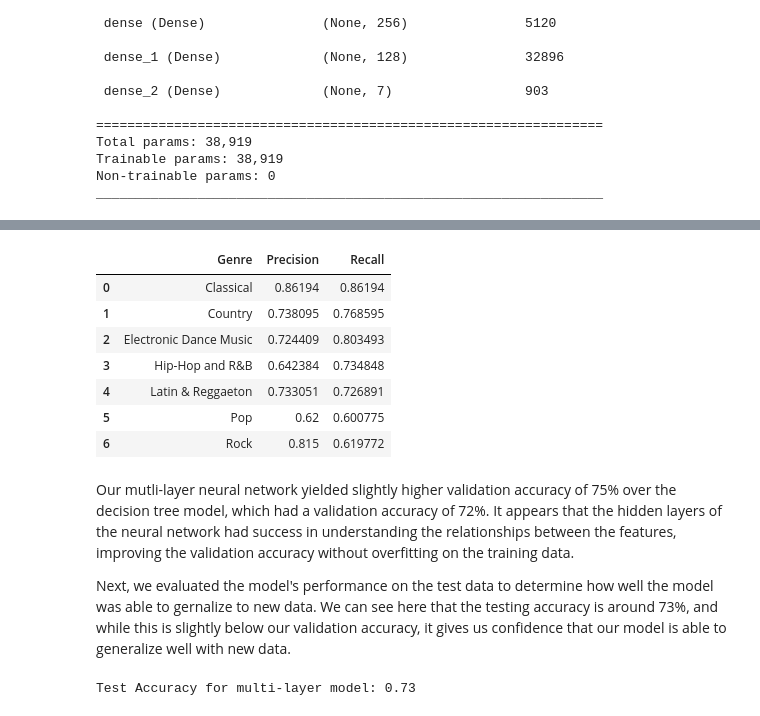
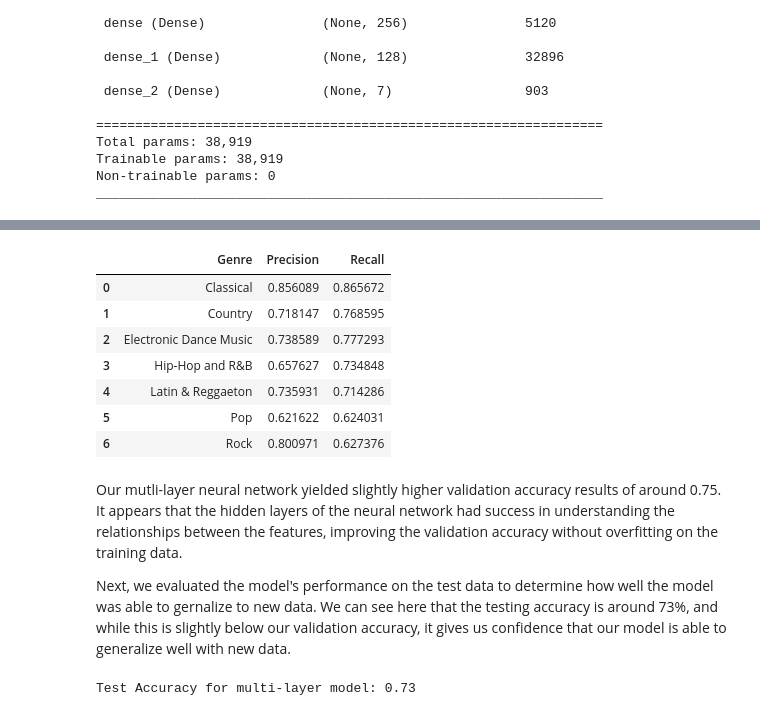
Before and after one commit to ynackash/genre-classification, a Jupyter notebook: main.ipynb, the cells around one changed output, grey strips where cells are left out. Saved outputs shown, nothing was run; the diff lists cells and outputs as text; code cells hidden in the pictures.

```diff
--- a/main.ipynb
+++ b/main.ipynb
@@ -810,8 +808,8 @@ metrics_df['Genre'] = labels.unique()
 for i in range(labels_count):
     precision = tf.keras.backend.get_value(cm[:,i][i]) / np.sum(tf.keras.backend.get_value(cm[:,i]))
     recall = tf.keras.backend.get_value(cm[:,i][i]) / np.sum(tf.keras.backend.get_value(cm[i,:]))
-    metrics_df.loc[test['Genre'] == labels.unique()[i], 'Precision'] = precision
-    metrics_df.loc[test['Genre'] == labels.unique()[i], 'Recall'] = recall
+    metrics_df.loc[metrics_df['Genre'] == labels.unique()[i], 'Precision'] = precision
+    metrics_df.loc[metrics_df['Genre'] == labels.unique()[i], 'Recall'] = recall
 
 metrics_df
 # %% [output]
@@ -1098,25 +1098,25 @@ plt.show()
 # %%
 metrics_df = pd.DataFrame(columns = ['Genre','Precision','Recall'])
 metrics_df['Genre'] = labels.unique()
 
 for i in range(labels_count):
     precision = tf.keras.backend.get_value(confusion_matrix[:,i][i]) / np.sum(tf.keras.backend.get_value(confusion_matrix[:,i]))
     recall = tf.keras.backend.get_value(confusion_matrix[:,i][i]) / np.sum(tf.keras.backend.get_value(confusion_matrix[i,:]))
-    metrics_df.loc[test['Genre'] == labels.unique()[i], 'Precision'] = precision
-    metrics_df.loc[test['Genre'] == labels.unique()[i], 'Recall'] = recall
+    metrics_df.loc[metrics_df['Genre'] == labels.unique()[i], 'Precision'] = precision
+    metrics_df.loc[metrics_df['Genre'] == labels.unique()[i], 'Recall'] = recall
 
 metrics_df
 # %% [output]
 |  | Genre | Precision | Recall |
-| 0 | Classical | 0.86194 | 0.86194 |
-| 1 | Country | 0.738095 | 0.768595 |
-| 2 | Electronic Dance Music | 0.724409 | 0.803493 |
-| 3 | Hip-Hop and R&B | 0.642384 | 0.734848 |
-| 4 | Latin & Reggaeton | 0.733051 | 0.726891 |
-| 5 | Pop | 0.62 | 0.600775 |
-| 6 | Rock | 0.815 | 0.619772 |
+| 0 | Classical | 0.856089 | 0.865672 |
+| 1 | Country | 0.718147 | 0.768595 |
+| 2 | Electronic Dance Music | 0.738589 | 0.777293 |
+| 3 | Hip-Hop and R&B | 0.657627 | 0.734848 |
+| 4 | Latin & Reggaeton | 0.735931 | 0.714286 |
+| 5 | Pop | 0.621622 | 0.624031 |
+| 6 | Rock | 0.800971 | 0.627376 |
 # %% [markdown]
-Our mutli-layer neural network yielded slightly higher validation accuracy of 75% over the decision tree model, which had a validation accuracy of 72%. It appears that the hidden layers of the neural network had success in understanding the relationships between the features, improving the validation accuracy without overfitting on the training data.
+Our mutli-layer neural network yielded slightly higher validation accuracy results of around 0.75. It appears that the hidden layers of the neural network had success in understanding the relationships between the features, improving the validation accuracy without overfitting on the training data.
 
 Next, we evaluated the model's performance on the test data to determine how well the model was able to gernalize to new data. We can see here that the testing accuracy is around 73%, and while this is slightly below our validation accuracy, it gives us confidence that our model is able to generalize well with new data.
 # %%
```
Also changed, not shown: parts of 27 cells of this notebook.
